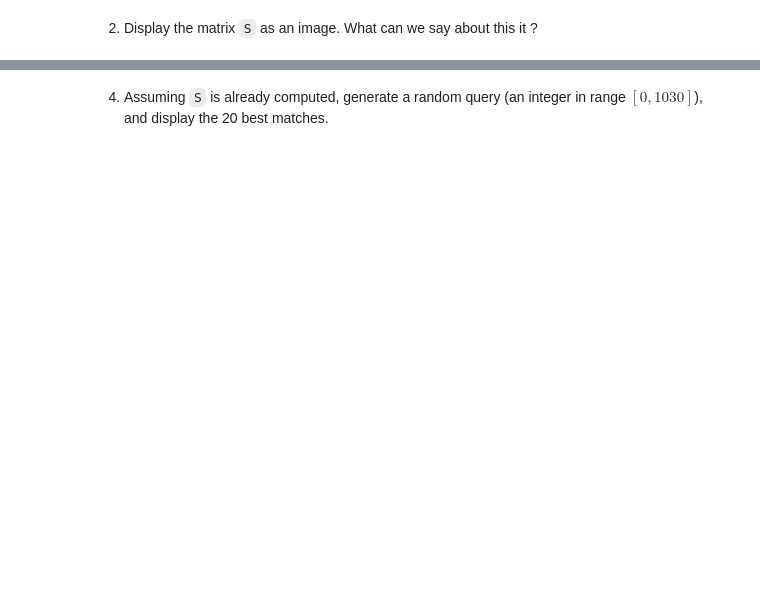
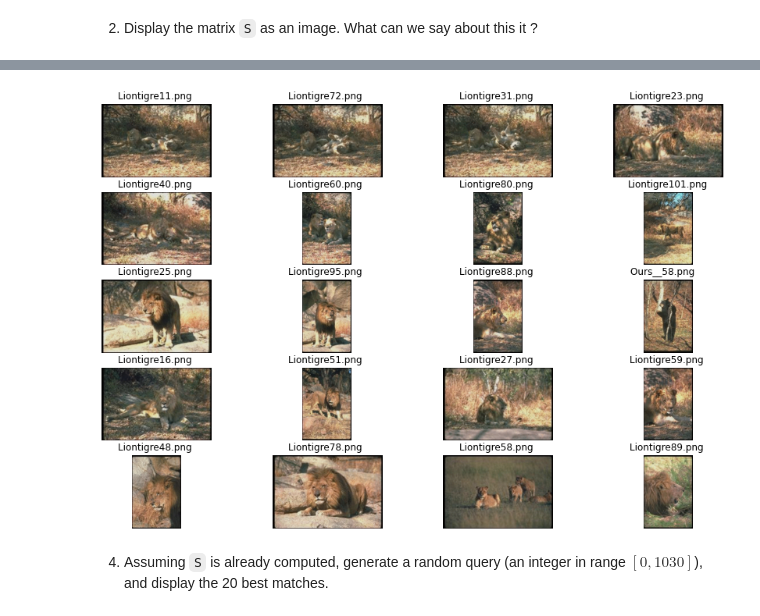
Before and after one commit to LUKALAVAL/BIMA, a Jupyter notebook: TME7/TME7.ipynb, the cells around one changed output, grey strips where cells are left out. Cells and saved outputs as stored; diff of their text form; code cells hidden in the pictures; blank space fills up the shorter version.

```diff
--- a/TME7/TME7.ipynb
+++ b/TME7/TME7.ipynb
@@ -70,15 +70,15 @@ def display20bestMatches(S, indexQuery):
     """ Array*int -> NoneType
     """
     L = S[indexQuery, :]
-    Idx = np.argsort(L)[::-1]
+    Idx = np.argsort(L)
     cpt = 1
     plt.figure(figsize=(15, 10))
     for idx in Idx[:20]:
         plt.subplot(5, 4, cpt)
         indexQuery = idx
-        imageName = (pathImage+NomImageBase[indexQuery]).strip()
+        imageName = (pathImage+listImage[indexQuery]).strip()
         plt.imshow(np.array(Image.open(imageName))/255.)
-        plt.title(NomImageBase[indexQuery])
+        plt.title(listImage[indexQuery])
         plt.axis('off')
         cpt += 1
     plt.show()
@@ -409,8 +374,9 @@ Your answer: ..................
 ![figure5.png](./figs/Figure_5.png)
 <center>Figure 5: 20 best matches of image 'Liontigre1.png'</center>
 # %%
-indexQuery = 349
+indexQuery = 999
 display20bestMatches(S, indexQuery)
-imageName = (pathImage+NomImageBase[indexQuery]).strip()
+# %% [output]
+[figure, added]
 # %% [markdown]
 4. Assuming `S` is already computed, generate a random query (an integer in range $[0, 1030]$), and display the 20 best matches.
```
Also changed, not shown: parts of 13 cells of this notebook, 1 other file.
